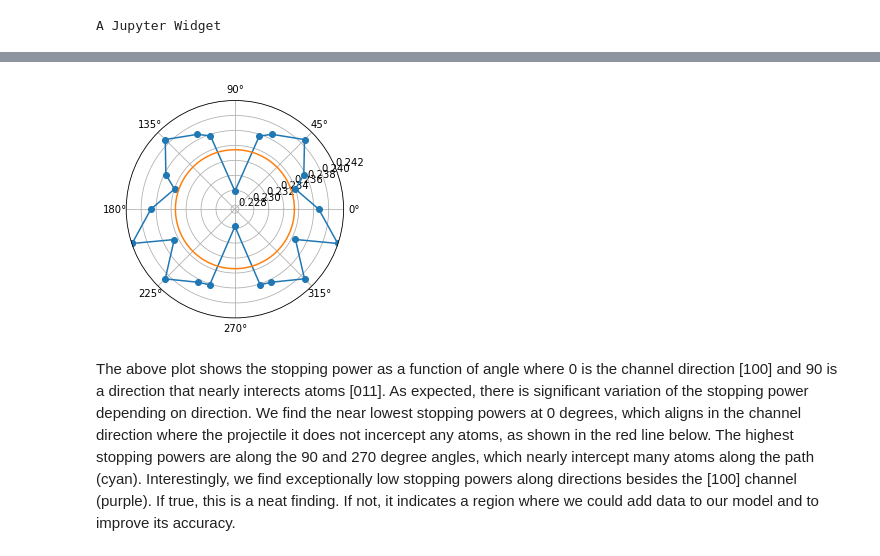
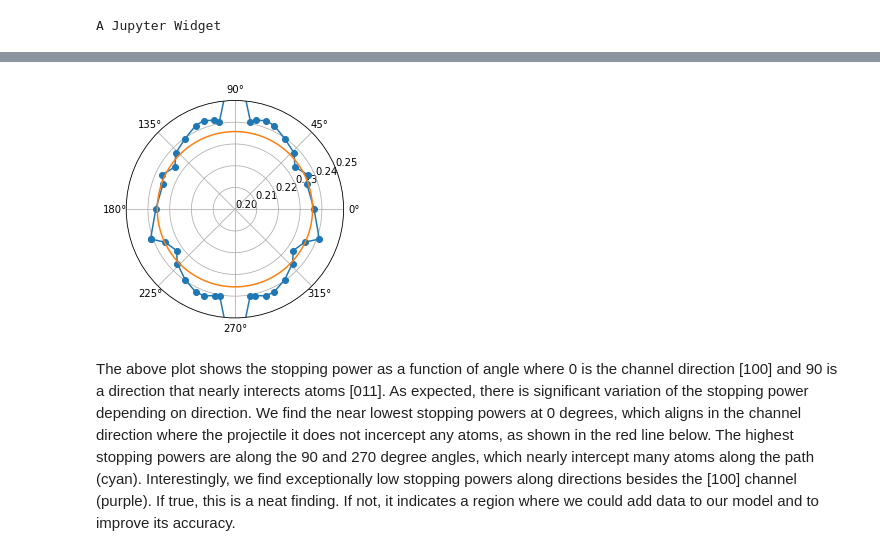
Before and after one commit to globus-labs/stopping-power-ml, a Jupyter notebook: single-velocity/2_evaluate-direction-dependence.ipynb, the cells around one changed output, grey strips where cells are left out. Saved outputs shown, nothing was run; the diff lists cells and outputs as text; code cells hidden in the pictures.

```diff
--- a/single-velocity/2_evaluate-direction-dependence.ipynb
+++ b/single-velocity/2_evaluate-direction-dependence.ipynb
@@ -225,4 +200,4 @@ traj_computer = TrajectoryIntegrator(atoms=channel_data['atoms'].iloc[0], model=
 # %%
 %%time
-results = traj_computer.compute_stopping_power([0, 0.75, 0.75], [1, 0, 0], 1.0, full_output=1)
+results = traj_computer.compute_stopping_power([0.2,0.2,0.03], [1, 1, 0], 1.0, full_output=1, hit_threshold=2.5)
 # %% [output]
@@ -241,7 +252,7 @@ This simulation models what happens if we gradually move the particle out of the
 # %%
 @App('python', dfk)
 def get_stopping_power(starting_point, traj_computer):
-    return traj_computer.compute_stopping_power(starting_point, [1, 0, 0], 1.0, abserr=0.001, full_output=1)
+    return traj_computer.compute_stopping_power(starting_point, [1, 0, 0], 1.0, abserr=0.0001, full_output=1)
 # %% [markdown]
 Compute stopping power using adaptive integration
 # %%
@@ -350,32 +389,8 @@ Now, we keep the same starting position but rotate the direction of travel. Spec
 # %%
 @App('python', dfk)
 def get_stopping_power(lattice_vector, traj_computer):
-    return traj_computer.compute_stopping_power([0,0.8,0.85], lattice_vector, 1.0, abserr=0.001,
+    return traj_computer.compute_stopping_power([0,0.75,0.85], lattice_vector, 1.0, abserr=0.0001,
                                                 hit_threshold=2.5, full_output=1)
-# %%
-def generate_directions(max_length=4):
-    """Generate lattice vectors directions to evaluate. Rotating in the xy-plane
-
-    :param max_length: int, maximum length of the lattice vector
-    :return:
-        -[tuple of ints], lattice vectors to scan, sorted by angle
-        -[float], angles with respect to [100]"""
-
-    # Make the list of directions
-    dirs = set()
-    def add_pair(i, j):
-        d = gcd(i,j)
-        dirs.add((int(i/d), int(j/d), int(j/d)))
-    for i in range(0, max_length+1): # Iterate up from zero to start with shorter paths ([100] vs [500])
-        for j in range(0, max_length-i+1):
-            if i == 0 and j == 0: continue
-            for x,y in itertools.product([i,-i],[j,-j]):
-                add_pair(x,y)
-
-    # Compute the angles
-    angles = [np.arctan2(k,i) for i,j,k in dirs]
-    return zip(*sorted(zip(dirs,angles), key=lambda x: x[1]))
-dirs, angles = generate_directions(4)
 # %%
 stopping_power_results = []
 for d in tqdm(dirs, desc='Submitting'):
@@ -413,17 +408,18 @@ stopping_power_results[5]
 # %%
 ax = plt.subplot(111, projection='polar')
 fig = plt.gcf()
 
 ax.plot(angles + angles[:1], stopping_power + stopping_power[:1], marker='o')
 
 # Plot the 'channel value'
 ax.plot(np.linspace(0, 2*np.pi, 100), [ml_stopping_new,]*100)
-ax.set_rmax(0.242)
-ax.set_rmin(min(stopping_power) * 0.99)
+ax.set_rmax(0.25)
+ax.set_rmin(0.2)#min(stopping_power) * 0.99)
 
 fig.set_size_inches(4, 4)
+fig.savefig(os.path.join('figures', 'rotation-in-110-plane.png'), dpi=320)
 # %% [output]
-[figure, old version]
+[figure, new version]
 # %% [markdown]
 The above plot shows the stopping power as a function of angle where 0 is the channel direction [100] and 90 is a direction that nearly interects atoms [011]. As expected, there is significant variation of the stopping power depending on direction. We find the near lowest stopping powers at 0 degrees, which aligns in the channel direction where the projectile it does not incercept any atoms, as shown in the red line below. The highest stopping powers are along the 90 and 270 degree angles, which nearly intercept many atoms along the path (cyan). Interestingly, we find exceptionally low stopping powers along directions besides the [100] channel (purple). If true, this is a neat finding. If not, it indicates a region where we could add data to our model and to improve its accuracy.
 # %%
```
Also changed, not shown: parts of 43 cells of this notebook, 1 other file.
